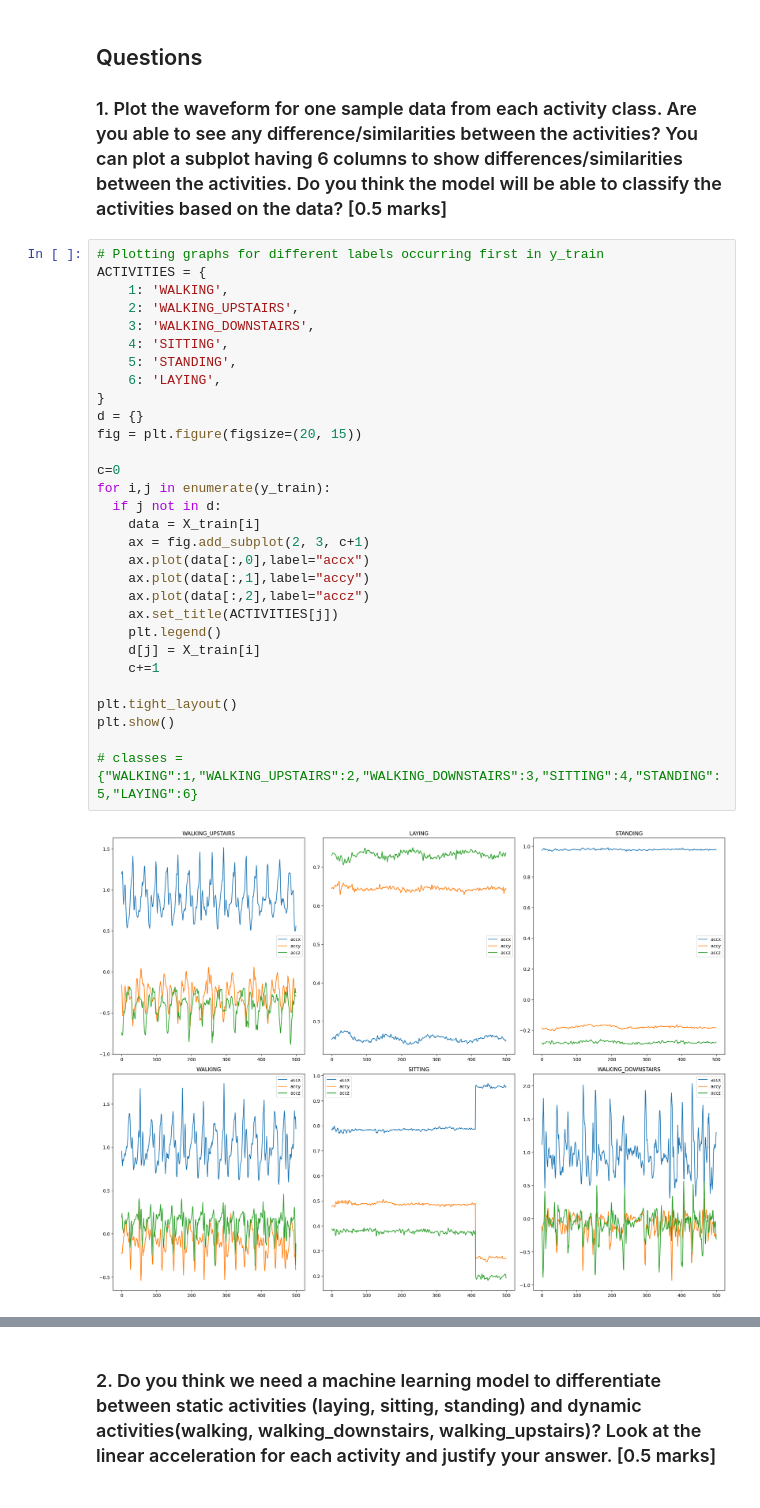
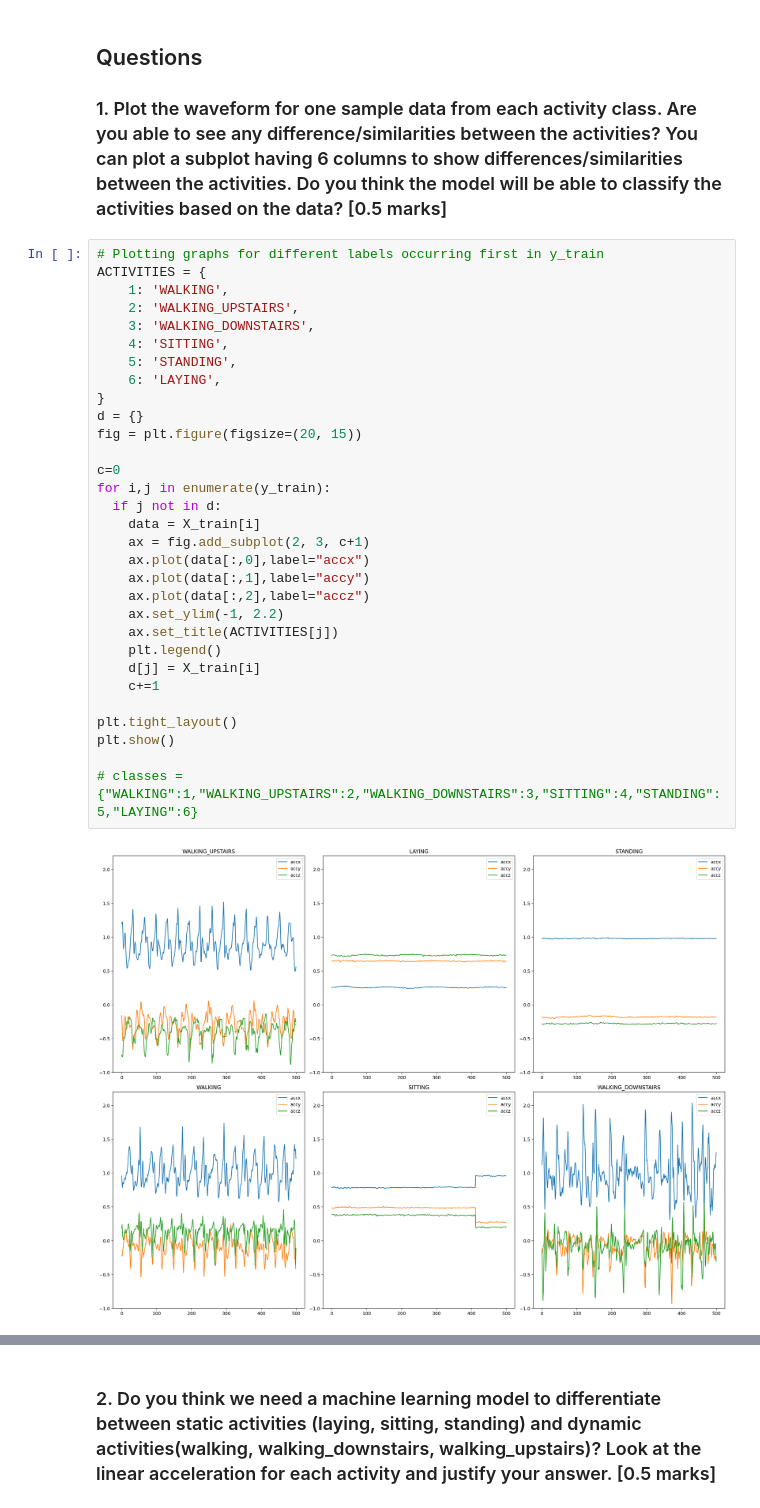
Before and after one commit to Reckadon/ES335-ML-Assignment-1, a Jupyter notebook: T1&2.ipynb, the cells around one changed output, grey strips where cells are left out. Saved outputs shown, nothing was run; the diff lists cells and outputs as text.

```diff
--- a/T1&2.ipynb
+++ b/T1&2.ipynb
@@ -248,31 +242,32 @@ Testing data shape:  (54, 500, 3)
 # Plotting graphs for different labels occurring first in y_train
 ACTIVITIES = {
     1: 'WALKING',
     2: 'WALKING_UPSTAIRS',
     3: 'WALKING_DOWNSTAIRS',
     4: 'SITTING',
     5: 'STANDING',
     6: 'LAYING',
 }
 d = {}
 fig = plt.figure(figsize=(20, 15))
 
 c=0
 for i,j in enumerate(y_train):
   if j not in d:
     data = X_train[i]
     ax = fig.add_subplot(2, 3, c+1)
     ax.plot(data[:,0],label="accx")
     ax.plot(data[:,1],label="accy")
     ax.plot(data[:,2],label="accz")
+    ax.set_ylim(-1, 2.2)
     ax.set_title(ACTIVITIES[j])
     plt.legend()
     d[j] = X_train[i]
     c+=1
 
 plt.tight_layout()
 plt.show()
 
 # classes = {"WALKING":1,"WALKING_UPSTAIRS":2,"WALKING_DOWNSTAIRS":3,"SITTING":4,"STANDING":5,"LAYING":6}
 # %% [output]
-[figure, old version]
+[figure, new version]
```
Also changed, not shown: parts of 8 cells of this notebook.
